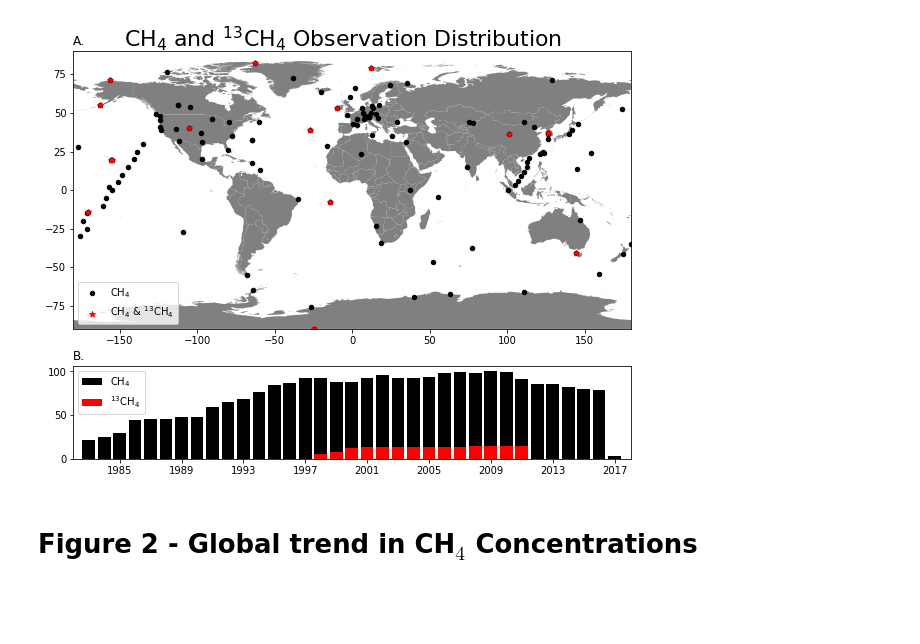
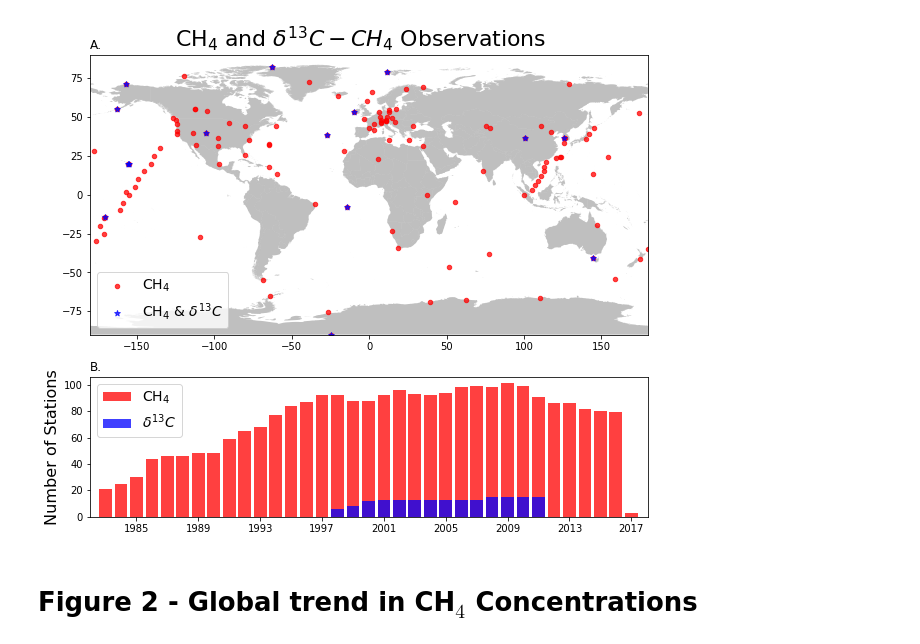
Before and after one commit to June-Skeeter/GlobalCH4Analysis, a Jupyter notebook: GlobalCH4.ipynb, the cells around one changed output. Saved outputs shown, nothing was run; the diff lists cells and outputs as text; code cells hidden in the pictures; blank space fills up the shorter version.

```diff
--- a/GlobalCH4.ipynb
+++ b/GlobalCH4.ipynb
@@ -117,8 +117,10 @@ class Parser:
     def Aggregate(self):
         self.Yearly = self.Data.resample('A').mean()
         self.Yearly_std = self.Data.resample('A').std()
+        self.Yearly_ct = self.Data.resample('A').count()
         self.Monthly = self.Data.groupby(self.Data.index.month).mean()
         self.Monthly_std = self.Data.groupby(self.Data.index.month).std()
+        self.Monthly_ct = self.Data.groupby(self.Data.index.month).count()
 
 CH4_13 = Parser()
 CH4_13.Read_Meta('C:/Users/wesle/CompsProj/13ch4/monthly/',thresh=-1000)
@@ -183 +194,10 @@ def Profile(klass):
+# %%
+TitleFont=22
+AxisLabelFont = 16
+LegendFont = 14
+
+Red = (1,0,0,.75)
+Green = (0,1,0,.75)
+Blue = (0,0,1,.75)
+LightGrey = (0,0,0,.25)
 # %% [markdown]
@@ -191,43 +283,44 @@ crs = {'init': 'epsg:4326'}
 CH4_gpd = gpd.GeoDataFrame(df, crs=crs, geometry=geometry)
 
 geometry = [Point(xy) for xy in zip(CH4_13.Meta.Long, CH4_13.Meta.Lat)]
 df = CH4_13.Meta.drop(['Long', 'Lat'], axis=1)
 crs = {'init': 'epsg:4326'}
 CH4_13_gpd = gpd.GeoDataFrame(df, crs=crs, geometry=geometry)
 
 
 # fig, ((ax1, ax2)) = plt.subplots(nrows=2, ncols=1, figsize=(12, 16))
 
-fig = plt.figure(figsize=(10, 7.5))
-gs = gridspec.GridSpec(2, 1, height_ratios=[3, 1])
+fig = plt.figure(figsize=(10, 8.5))
+gs = gridspec.GridSpec(2, 1, height_ratios=[3, 1.5])
 
 ax1 = plt.subplot(gs[0])
 ax2 = plt.subplot(gs[1])
 ax3 = plt.subplot(gs[1])
 
-World.plot(ax=ax1,color='grey')
-CH4_gpd.plot(ax=ax1,color = 'black',markersize=20,label='CH$_4$')
-CH4_13_gpd.plot(ax=ax1,color = 'red',marker = '*',label='CH$_4$ & $^1$$^3$CH$_4$')
+World.plot(ax=ax1,color=LightGrey)
+CH4_gpd.plot(ax=ax1,color = Red,markersize=20,label='CH$_4$')
+CH4_13_gpd.plot(ax=ax1,color = Blue,marker = '*',label='CH$_4$ & ${\delta^{13} C}$')
 
 handles, labels = ax1.get_legend_handles_labels()
-ax1.legend(handles, labels,loc=3)
+ax1.legend(handles, labels,loc=3,fontsize = LegendFont)
 ax1.set_ylim(-90.1,90.1)
 ax1.set_xlim(-180.1,180.1)
 ax1.set_title('A.',loc='left')
 
-ax2.bar(CH4.Yearly.count(axis=1).index-1,CH4.Yearly.count(axis=1),width=300,color='black',label='CH$_4$')
+ax2.bar(CH4.Yearly.count(axis=1).index-1,CH4.Yearly.count(axis=1),width=300,color=Red,label='CH$_4$')
 ax2.bar(CH4_13.Yearly.count(axis=1).index-1,CH4_13.Yearly.count(axis=1)
-        ,width=300,color='red',label='$^1$$^3$CH$_4$')
+        ,width=300,color=Blue,label='${\delta^{13} C}$')
 ax2.set_xlim('1982-01-01','2018-1-31')
 ax2.set_title('B.',loc='left')
+ax2.set_ylabel('Number of Stations',fontsize = AxisLabelFont)
 ax2.xaxis_date()
 
 # print(CH4_13.Meta.sort_values('Lat'))
 
-plt.legend()
-plt.suptitle('CH$_4$ and $^1$$^3$CH$_4$ Observation Distribution',y=.93,fontsize=22)
+plt.legend(fontsize = LegendFont)
+plt.suptitle('CH$_4$ and ${\delta^{13} C-CH_4}$ Observations',y=.93,fontsize=22)
 plt.show()
 # %% [output]
-[figure, old version]
+[figure, new version]
 # %% [markdown]
 # Figure 2 - Global trend in CH$_4$ Concentrations
```
Also changed, not shown: parts of 18 cells of this notebook.
